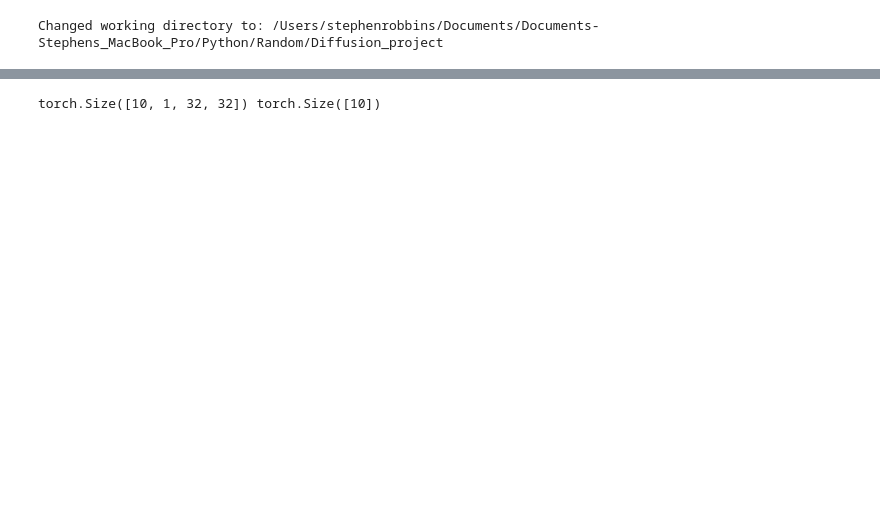
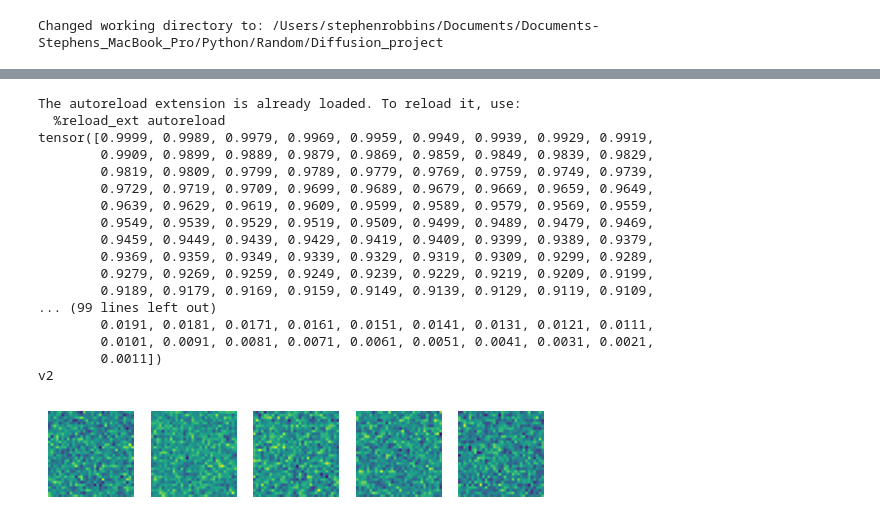
Before and after one commit to Stephen-Robbins/Score_Based_Diffusion, a Jupyter notebook: example_notebooks/example_mnist_bridge.ipynb, the cells around one changed output, grey strips where cells are left out. Drawn from its saved outputs; the diff is of its cells as text; code cells hidden in the pictures; blank space fills up the shorter version.

Commit message:
More errors fixed for bridge diffusion

```diff
--- a/example_notebooks/example_mnist_bridge.ipynb
+++ b/example_notebooks/example_mnist_bridge.ipynb
@@ -126,18 +123,58 @@ torch.Size([5, 1, 32, 32])
-# %%
-from torch.utils.data import DataLoader
-import torchvision
-
-def data_y(n):
-    # Create a new DataLoader with batch_size = n
-    temp_loader = DataLoader(emnist_data, batch_size=n, shuffle=True)
-
-    # Fetch one batch of data
-    for data, labels in temp_loader:
-        return data # This returns n samples
-
-# Example usage
-n_samples = 10
-samples, labels = data_y(n_samples)
-print(samples.shape, labels.shape)  # Should show torch.Size([10, 1, 28, 28]) for EMNIST
-# %% [output]
-torch.Size([10, 1, 32, 32]) torch.Size([10])
+# %%
+%load_ext autoreload
+%autoreload 2
+from denoising_diffusion_pytorch import Unet
+# Load MNIST dataset
+device='cpu'
+batch_size=5
+
+
+mnist_data = torchvision.datasets.MNIST('./data/', transform=tfm, download=True)
+mnist_loader = DataLoader(mnist_data, batch_size=batch_size, shuffle=True)
+
+# Load EMNIST dataset
+emnist_data = torchvision.datasets.EMNIST('./data/', 'letters', transform=emnist_tfm, download=True)
+emnist_loader = DataLoader(emnist_data, batch_size=batch_size, shuffle=True)
+
+def data_y(n):
+    # Create a new DataLoader with batch_size = n
+    temp_loader = DataLoader(emnist_data, batch_size=n, shuffle=True)
+
+    # Fetch one batch of data
+    for data, labels in temp_loader:
+        return data # This returns n samples
+
+model = Unet(out_dim=1, channels = 2, dim = 32).to(device)
+sde = BridgeDiffusionVPSDE(data_y,  bmin=0.2, bmax=0.2, device = device)
+
+n_examples = 5  # number of examples to generate
+with torch.no_grad():
+    samples = sde.backward_diffusion(
+    model, data_shape=(n_examples, 1, 32, 32)).detach().cpu().numpy()
+
+    _, axes = plt.subplots(1, n_examples)
+
+    for i, ax in enumerate(axes):
+        ax.imshow(samples[i].squeeze())
+        ax.axis('off')
+
+    plt.show()
+# %% [output]
+The autoreload extension is already loaded. To reload it, use:
+  %reload_ext autoreload
+tensor([0.9999, 0.9989, 0.9979, 0.9969, 0.9959, 0.9949, 0.9939, 0.9929, 0.9919,
+        0.9909, 0.9899, 0.9889, 0.9879, 0.9869, 0.9859, 0.9849, 0.9839, 0.9829,
+        0.9819, 0.9809, 0.9799, 0.9789, 0.9779, 0.9769, 0.9759, 0.9749, 0.9739,
+        0.9729, 0.9719, 0.9709, 0.9699, 0.9689, 0.9679, 0.9669, 0.9659, 0.9649,
+        0.9639, 0.9629, 0.9619, 0.9609, 0.9599, 0.9589, 0.9579, 0.9569, 0.9559,
+        0.9549, 0.9539, 0.9529, 0.9519, 0.9509, 0.9499, 0.9489, 0.9479, 0.9469,
+        0.9459, 0.9449, 0.9439, 0.9429, 0.9419, 0.9409, 0.9399, 0.9389, 0.9379,
+        0.9369, 0.9359, 0.9349, 0.9339, 0.9329, 0.9319, 0.9309, 0.9299, 0.9289,
+        0.9279, 0.9269, 0.9259, 0.9249, 0.9239, 0.9229, 0.9219, 0.9209, 0.9199,
+        0.9189, 0.9179, 0.9169, 0.9159, 0.9149, 0.9139, 0.9129, 0.9119, 0.9109,
+... (99 lines left out)
+        0.0191, 0.0181, 0.0171, 0.0161, 0.0151, 0.0141, 0.0131, 0.0121, 0.0111,
+        0.0101, 0.0091, 0.0081, 0.0071, 0.0061, 0.0051, 0.0041, 0.0031, 0.0021,
+        0.0011])
+v2
+[figure, added]
```
Also changed, not shown: parts of 2 cells of this notebook, 2 other files.
